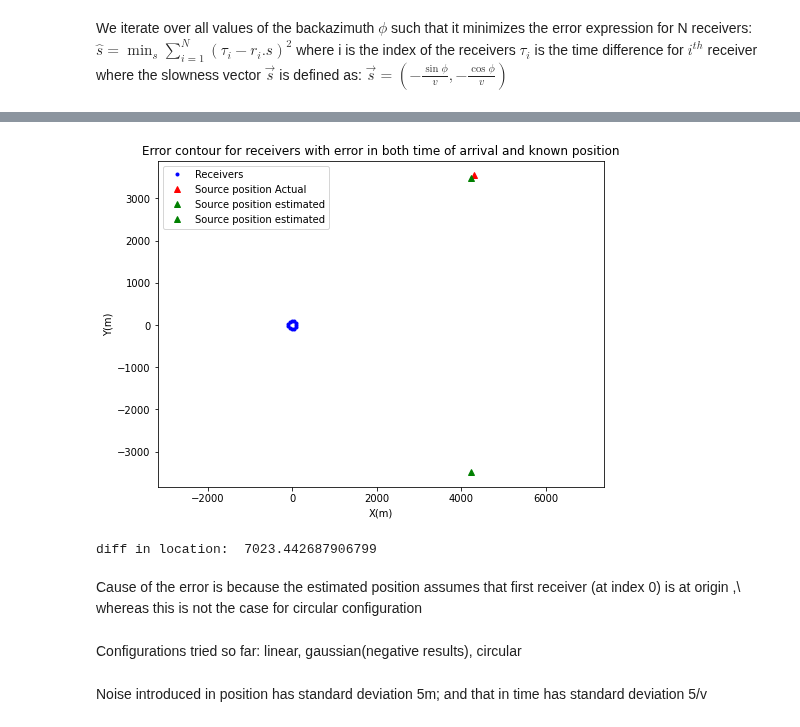
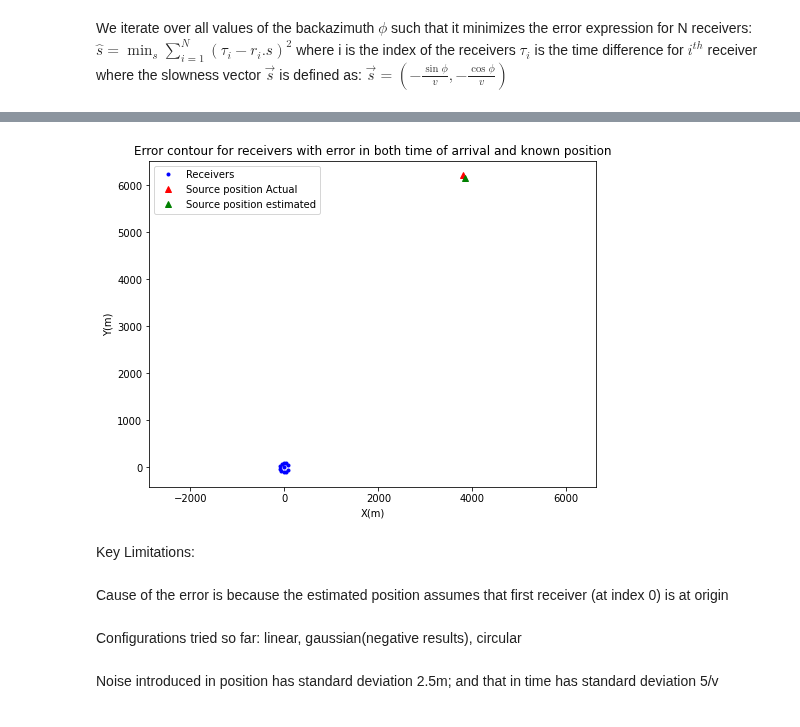
Before and after one commit to Student-Satellite-IITB/GLEE, a Jupyter notebook: Beamforming/Plane Wave Fitting.ipynb, the cells around one changed output, grey strips where cells are left out. Saved outputs shown, nothing was run; the diff lists cells and outputs as text; code cells hidden in the pictures.

```diff
--- a/Beamforming/Plane Wave Fitting.ipynb
+++ b/Beamforming/Plane Wave Fitting.ipynb
@@ -26,10 +28,10 @@ d=2000#m,  l=2000m  > 10 times lamda
 # %%
 #setting source configuration randomly
 
-a=random.randrange(d-d/10,d*5) # sourec distance must be more than or equal to d , limits set here are arbitary within this acceptance
-b=random.randrange(d-d/10,d*5)
+a=random.randrange(distance_limit-distance_limit/10,distance_limit*5) # sourec distance must be more than or equal to d , limits set here are arbitary within this acceptance
+b=random.randrange(distance_limit-distance_limit/10,distance_limit*5)
 src=(b,a)
-random.randrange(d-d/10,d*5)
+random.randrange(distance_limit-distance_limit/10,distance_limit*5)
 
 
 #setting different receiver configurations
@@ -43,10 +45,14 @@ for i in range(0,n_rec):
     rec_pos_act[i,1]=0
     rec_pos_act[i,0]=(i-(n_rec-1)/2)*5 #first receievr at (-50,0) last at (50,0), all in line, distance 5 between them
 
+
 #uncomment following line for circular distribution
 for i in range(0,n_rec):
     rec_pos_act[i,0]=100*cos(i*2*np.pi/n_rec)
     rec_pos_act[i,1]=100*sin(i*2*np.pi/n_rec)
+
+
+rec_pos_act[0]=(0,0) #first receiver always at origin
 # %% [markdown]
 initialize time recordings by time of arrival, introduce noise in time and position
 # %%
@@ -58,7 +64,7 @@ t_rec_ideal = np.zeros(shape =(n_rec,))  # time recorded in each receiver; form:
 t_noise=np.random.normal(0,5/(v),size=(n_rec,))
 
 #introduce noise in position
-rec_pos_noise=np.random.normal(0,1,size=(n_rec,2))
+rec_pos_noise=np.random.normal(0,2.5,size=(n_rec,2))
 
 rec_pos_mes= rec_pos_act + rec_pos_noise  # rec_pos_mes stores[(x1,y1),(x2,y2),..]
 
@@ -107,7 +113,7 @@ def sum_of_errors(s_x,s_y,n_rec,rec_loc,time_diff):
 # %%
 #function to estimate slowness by iterating over backazimuth
 
-def estimate_slowness(v,n_rec,rec_loc,time_diff):
+def estimate_backazimuth(v,n_rec,rec_loc,time_diff):
     ''' returns estimated backazimuth and final error for the estimated backazimuth\
     input v: apparent horizontal velocity\
     inputn_rec: number of receivers\
@@ -135,15 +143,15 @@ if (phi_actual<0):
     phi_actual+=2*np.pi
 
 print("actual angle: ", phi_actual)
-phi_estimated,final_error=estimate_slowness(v,n_rec,rec_pos_mes,t_diff)
+phi_estimated,final_error=estimate_backazimuth(v,n_rec,rec_pos_mes,t_diff)
 print("phi_estimated :",phi_estimated,"\nfinal_error: ", final_error)
-
+d=v*t_Rec_real[0]
 print("pi- phi_estimated :",np.pi-phi_estimated)
 print(" difference in backazimuth (diff of pi): ",np.pi-phi_estimated-phi_actual," percentage error : ",((np.pi-phi_estimated)/phi_actual-1)*100,"%"  )
 
 print("difference in backazimuth: ",phi_estimated-phi_actual,"\npercentage error in backazimuth: ",((phi_estimated)/phi_actual-1)*100,"%"  )
-print("diff in location: " ,  np.sqrt((src[0]-d*np.sin(phi_estimated))**2+(src[1]-d*np.cos(phi_estimated))**2))
-print("diff in location (diff of pi): " ,  np.sqrt((src[0]-d*np.sin(np.pi-phi_estimated))**2+(src[1]-d*np.cos(np.pi-phi_estimated))**2))
-print("percentage error in distance: ",(np.sqrt((src[0]-d*np.sin(phi_estimated))**2+\
+print("diff in location: " ,  np.sqrt((src[0]-d*np.sin(phi_estimated))**2+(src[1]-d*np.cos(phi_estimated))**2),"m ")
+
+print("percentage error in position: ",(np.sqrt((src[0]-d*np.sin(phi_estimated))**2+\
                                                (src[1]-d*np.cos(phi_estimated))**2)/ np.sqrt(src[0]**2+src[1]**2) )*100,"%")
 # %% [output]
@@ -182,37 +181,37 @@ Text(0, 0.5, 'error in arbitary units')
 # %%
 x,y =np.mgrid[-500:500:1000j,-500:500:1000j]  # a 2D grid for defining domain and evaluation of source position
 
 rec_pos_modified = np.zeros_like(rec_pos_act)
 rec_pos_modified[:] = rec_pos_act[:]  # Can modify later if required
 
 plt.figure(figsize=(8,6))
 plt.plot(rec_pos_mes[:,0],rec_pos_mes[:,1],'b.',label='Receivers')
 plt.plot(src[0],src[1],'r^',label='Source position Actual')
 d=v*t_Rec_real[0]
 plt.plot(d*np.sin(phi_estimated),d*np.cos(phi_estimated),'g^',label='Source position estimated')
 
-plt.plot(d*np.sin(np.pi-phi_estimated),d*np.cos(np.pi-phi_estimated),'g^',label='Source position estimated')
+#plt.plot(d*np.sin(np.pi-phi_estimated),d*np.cos(np.pi-phi_estimated),'g^',label='Source position estimated')
 #plt.plot(d*np.sin(np.pi/2-phi_estimated),d*np.cos(np.pi/2-phi_estimated),'g^',label='Source position estimated')
 plt.plot()
 plt.legend()
 #plt.xlim(-500,500)
 #plt.ylim(-500,500)
 plt.xlabel('X(m)')
 plt.ylabel('Y(m)')
 plt.axis('equal')
 
 plt.title('Error contour for receivers with error in both time of arrival and known position')
 plt.show()
 # %% [output]
-[figure, old version]
+[figure, new version]
-diff in location:  7023.442687906799
+# %% [markdown]
+Key Limitations:
 # %% [markdown]
-Cause of the error is because the estimated position assumes that first receiver (at index 0) is at origin ,\\
-whereas this is not the case for circular configuration
+Cause of the error is because the estimated position assumes that first receiver (at index 0) is at origin
 # %% [markdown]
 Configurations tried so far:
 linear,
 gaussian(negative results),
 circular
 # %% [markdown]
-Noise introduced in position has standard deviation 5m; and that in time has standard deviation 5/v
+Noise introduced in position has standard deviation 2.5m; and that in time has standard deviation 5/v
```
Also changed, not shown: parts of 11 cells of this notebook.
